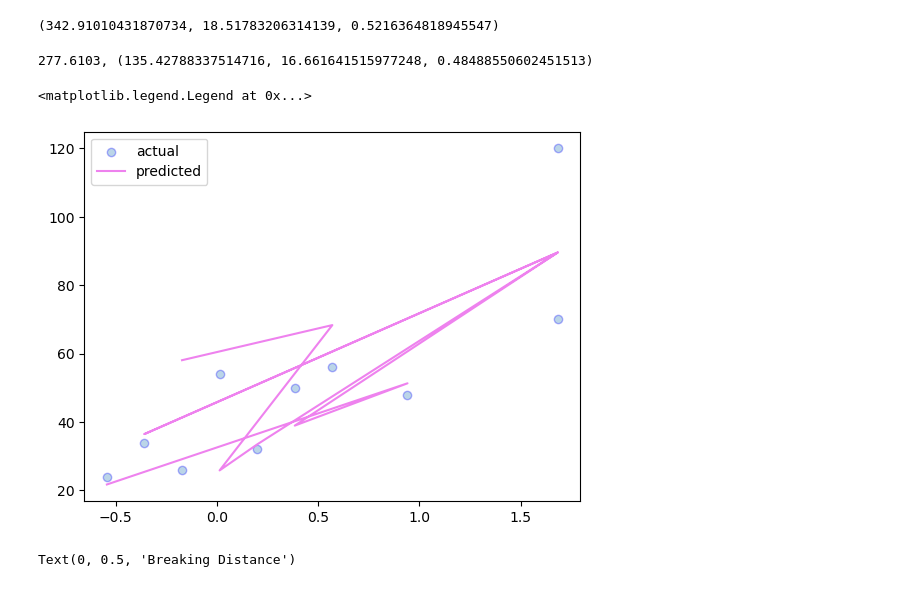
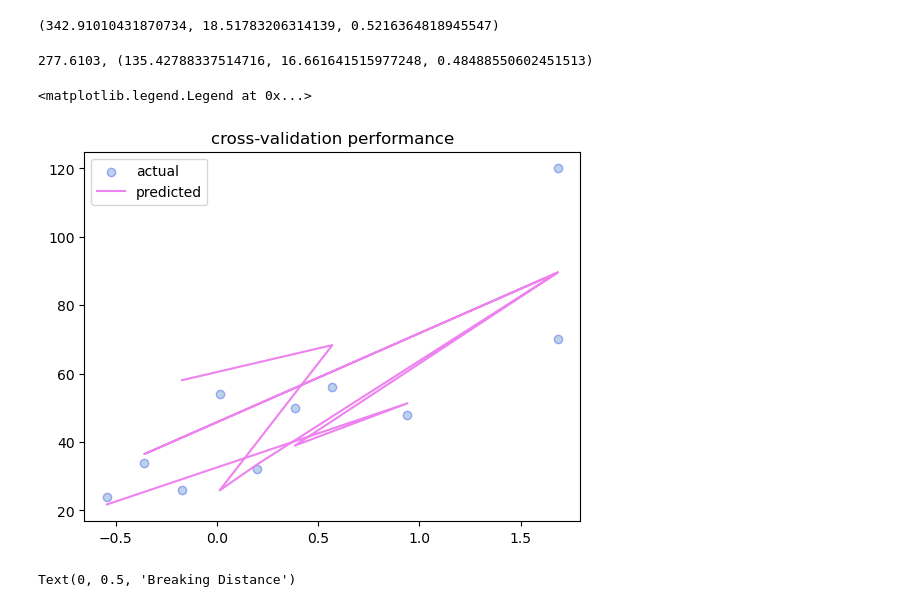
Before and after one commit to padrigon-lynbert/Breaking_distance_by_speed, a Jupyter notebook: breaking_distance.ipynb, the cells around one changed output. Drawn from its saved outputs; the diff is of its cells as text; code cells hidden in the pictures.

```diff
--- a/breaking_distance.ipynb
+++ b/breaking_distance.ipynb
@@ -115,26 +114,27 @@ rf_mse, rf_rmse, rf_r2
 # %%
 # see performance of cross validation
 
 kf_rf_model = RandomForestRegressor(n_estimators=100, random_state=42)
 kf_rf_model.fit(X_train_scaled, y_train)
 kf_rf_model_pred = kf_rf_model.predict(X_test_scaled)
 
 rf_kf = KFold(n_splits=5, shuffle=True, random_state=42)
 
 kf_rf_cross_mse = cross_val_score(kf_rf_model, X_train_scaled, y_train, cv=rf_kf, scoring='neg_mean_squared_error')
 kf_rf_cross_r2 = cross_val_score(kf_rf_model, X_train_scaled, y_train, cv=rf_kf, scoring='r2')
 
 kf_rf_cross_mse_mean = -kf_rf_cross_mse.mean()
 
 print(f"{kf_rf_cross_mse_mean:.4f}, {kf_rf_cross_mse.std(), np.sqrt(kf_rf_cross_mse_mean), kf_rf_cross_r2.mean()}")
 
 plt.scatter(X_test_scaled, y_test, alpha=0.3, edgecolors='b', label='actual')
 plt.plot(X_test_scaled, kf_rf_model_pred, color='violet', label='predicted')
+plt.title('cross-validation performance')
 plt.legend()
 # %% [output]
 277.6103, (135.42788337514716, 16.661641515977248, 0.48488550602451513)
 <matplotlib.legend.Legend at 0x...>
-[figure, old version]
+[figure, new version]
 # %%
 # smoother plot, visualize prediction
 kf_rf_model = RandomForestRegressor(n_estimators=100, random_state=42)
```
Also changed, not shown: parts of 1 cell of this notebook, 5 other files.
